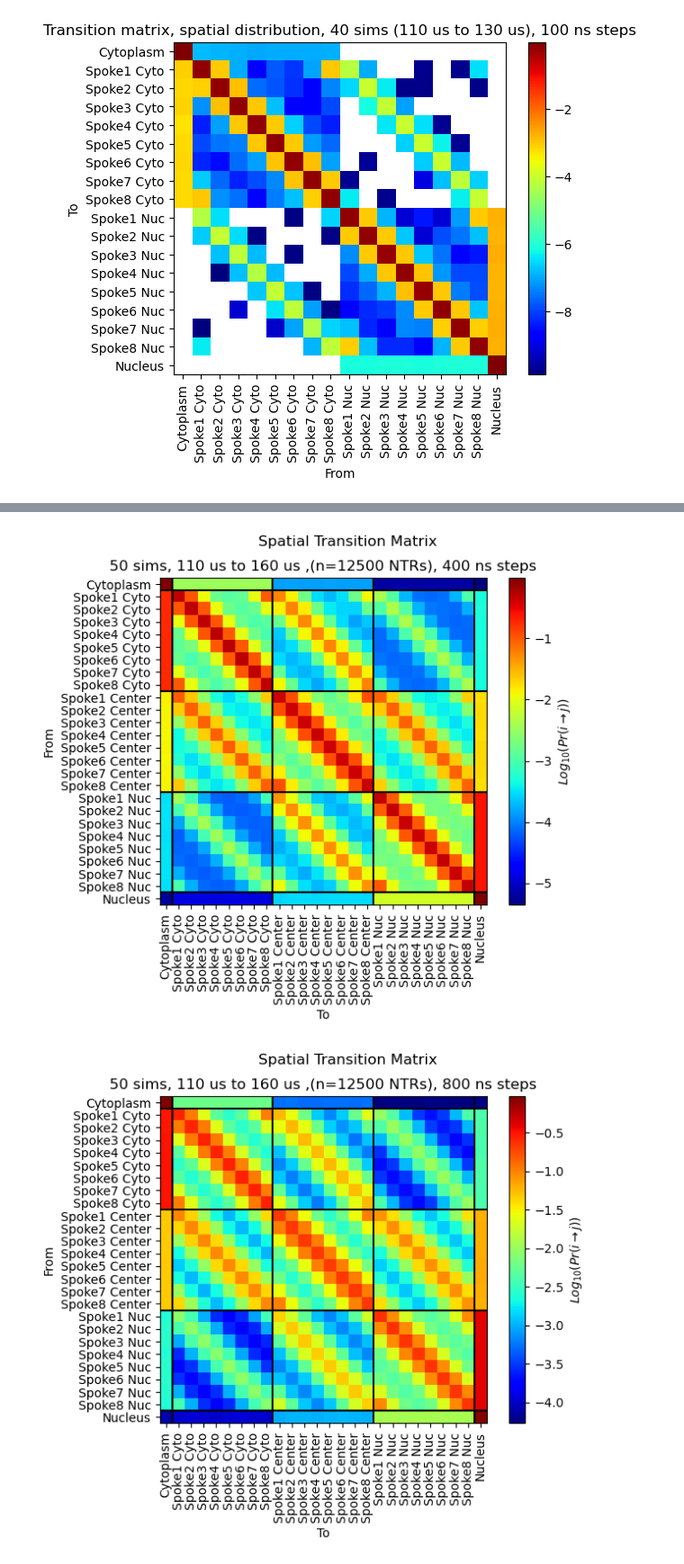
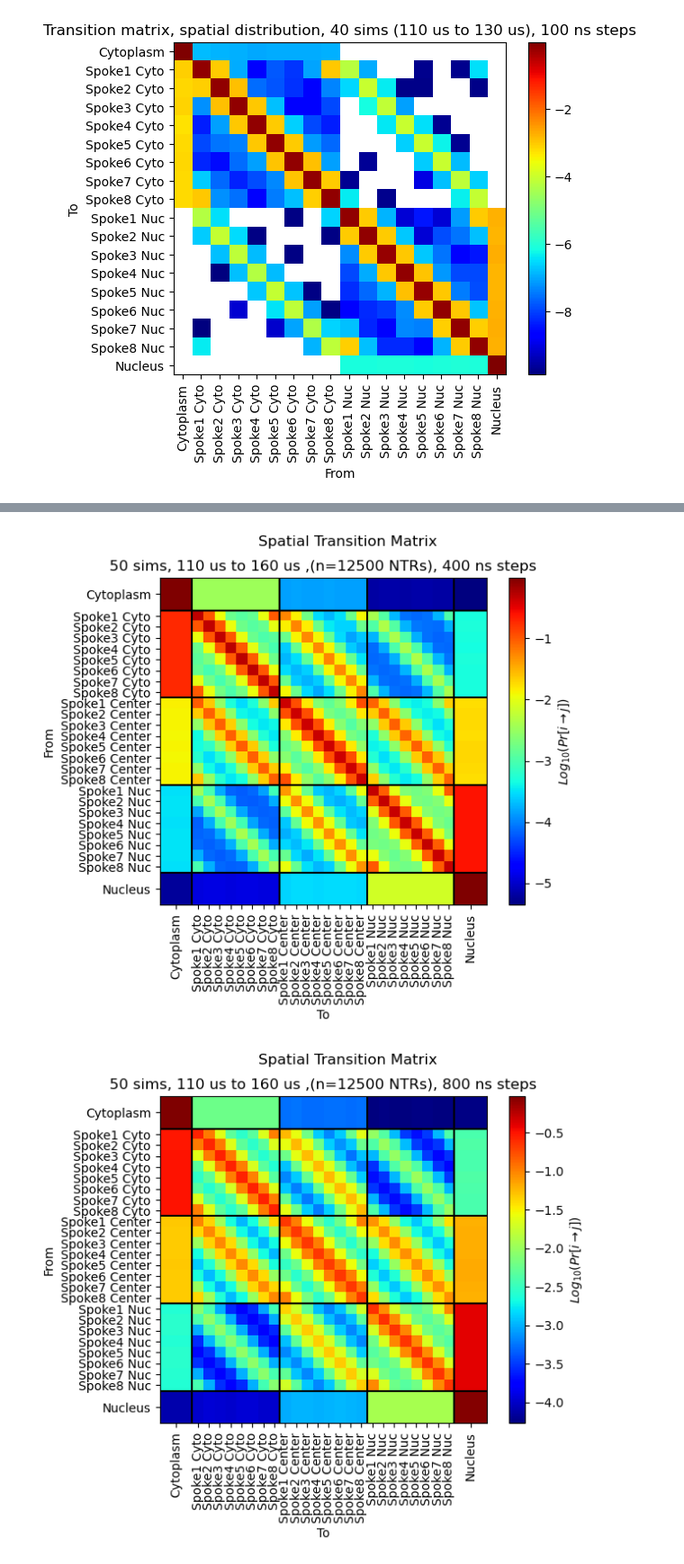
Before and after one commit to ravehlab/iMSM, a Jupyter notebook: spatial_markov_chain.ipynb, the cells around one changed output, grey strips where cells are left out. Shown at 90% size. Drawn from its saved outputs; the diff is of its cells as text; code cells hidden in the pictures.

```diff
--- a/spatial_markov_chain.ipynb
+++ b/spatial_markov_chain.ipynb
@@ -266,6 +291,19 @@ ticks_list = ["Cytoplasm", "Spoke1 Cyto", "Spoke2 Cyto", "Spoke3 Cyto","Spoke4 C
 vlines = [0.5, 8.5, 16.5, 24.5]
 hlines = vlines
 for i in [1 , 2, 4, 8, 16, 32, 64, 128]:
-    visualize_transition_matrix(np.log10(np.linalg.matrix_power(transition_matrix3, i)), ticks_list, f"50 sims, 110 us to 160 us ,(n={250*50} NTRs), {i*100} ns steps", vlines, hlines)
-    # visualize_transition_matrix(np.log(np.linalg.matrix_power(transition_passed, i)), ticks_list, f"50 sims, 110 us to 140 us ,(n={len(passed)} transported NTRs), {i*100} ns steps", vlines, hlines)
+    visualize_transition_matrix(np.log10(np.linalg.matrix_power(transition_matrix3, i)),
+                                ticks_list,
+                                f"50 sims, 110 us to 160 us ,(n={250*50} NTRs), {i*100} ns steps",
+                                vlines,
+                                hlines,
+                                first_and_last_factor=3)
+    # Q = infinitesimal_generator(np.linalg.matrix_power(transition_matrix3, i), i)
+    # visualize_transition_matrix(Q,
+    #                         ticks_list,
+    #                         f"50 sims, 110 us to 160 us ,(n={250*50} NTRs), {i*100} ns steps",
+    #                         vlines, hlines,
+    #                         cbar_label=r'Signed $Log_{10} (1 / 100ns)$',
+    #                         suptitle="Estimated generator matrix",
+    #                         cmap="RdBu",
+    #                         diverge_colors_around_0=True)
 # %% [output]
@@ -274,2 +312,2 @@ for i in [1 , 2, 4, 8, 16, 32, 64, 128]:
-[figure, old version]
+[figure, new version]
-[figure, old version]
+[figure, new version]
```
Also changed, not shown: parts of 6 cells of this notebook, 5 other files.
